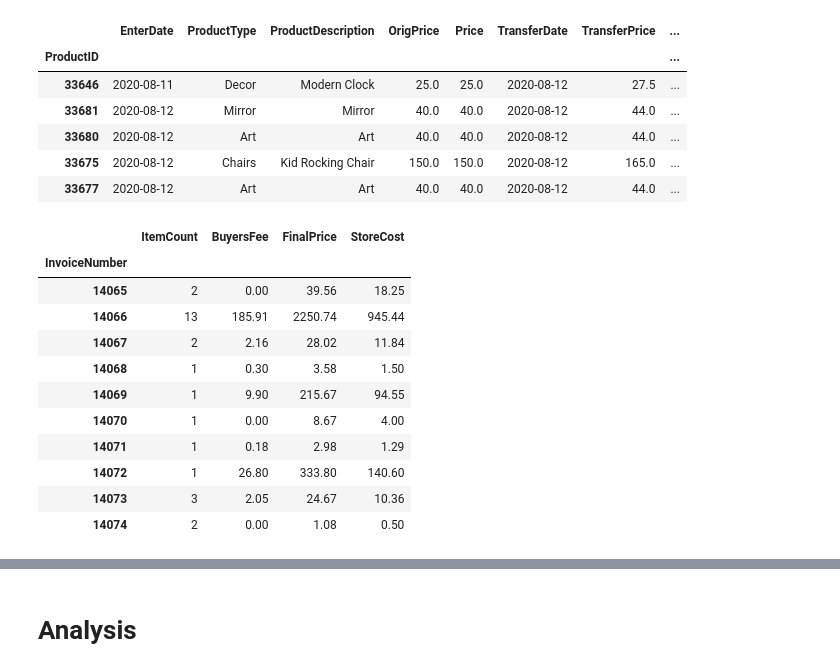
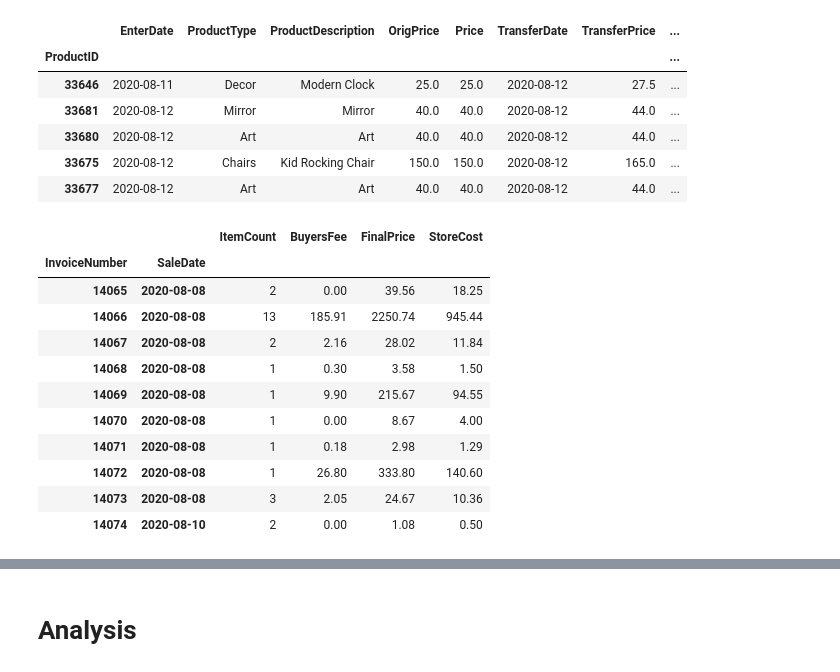
Before and after one commit to zachcornelison/K-N-Sales-Analytics, a Jupyter notebook: KN-Analytics-Merchandise.ipynb, the cells around one changed output, grey strips where cells are left out. Saved outputs shown, nothing was run; the diff lists cells and outputs as text; code cells hidden in the pictures.

```diff
--- a/KN-Analytics-Merchandise.ipynb
+++ b/KN-Analytics-Merchandise.ipynb
@@ -872,20 +872,20 @@ store_items.ItemCount = 1
 # %%
 store_items['StoreCost'] = store_items['StoreCost'].astype(float)
 # %%
-tickets = store_items.groupby(['InvoiceNumber']).sum()
+tickets = store_items.groupby(['InvoiceNumber','SaleDate']).sum()
 tickets = tickets[['ItemCount','BuyersFee','FinalPrice','StoreCost']]
 tickets = tickets.round({'BuyersFee': 2, 'FinalPrice': 2, 'StoreCost': 2})
 tickets[5760:5770]
 # %% [output]
-|  | ItemCount | BuyersFee | FinalPrice | StoreCost |
-| InvoiceNumber |  |  |  |  |
-| 14065 | 2 | 0.00 | 39.56 | 18.25 |
-| 14066 | 13 | 185.91 | 2250.74 | 945.44 |
-| 14067 | 2 | 2.16 | 28.02 | 11.84 |
-| 14068 | 1 | 0.30 | 3.58 | 1.50 |
-| 14069 | 1 | 9.90 | 215.67 | 94.55 |
-| 14070 | 1 | 0.00 | 8.67 | 4.00 |
-| 14071 | 1 | 0.18 | 2.98 | 1.29 |
-| 14072 | 1 | 26.80 | 333.80 | 140.60 |
-| 14073 | 3 | 2.05 | 24.67 | 10.36 |
-| 14074 | 2 | 0.00 | 1.08 | 0.50 |
+|  |  | ItemCount | BuyersFee | FinalPrice | StoreCost |
+| InvoiceNumber | SaleDate |  |  |  |  |
+| 14065 | 2020-08-08 | 2 | 0.00 | 39.56 | 18.25 |
+| 14066 | 2020-08-08 | 13 | 185.91 | 2250.74 | 945.44 |
+| 14067 | 2020-08-08 | 2 | 2.16 | 28.02 | 11.84 |
+| 14068 | 2020-08-08 | 1 | 0.30 | 3.58 | 1.50 |
+| 14069 | 2020-08-08 | 1 | 9.90 | 215.67 | 94.55 |
+| 14070 | 2020-08-08 | 1 | 0.00 | 8.67 | 4.00 |
+| 14071 | 2020-08-08 | 1 | 0.18 | 2.98 | 1.29 |
+| 14072 | 2020-08-08 | 1 | 26.80 | 333.80 | 140.60 |
+| 14073 | 2020-08-08 | 3 | 2.05 | 24.67 | 10.36 |
+| 14074 | 2020-08-10 | 2 | 0.00 | 1.08 | 0.50 |
```
Also changed, not shown: parts of 8 cells of this notebook.
